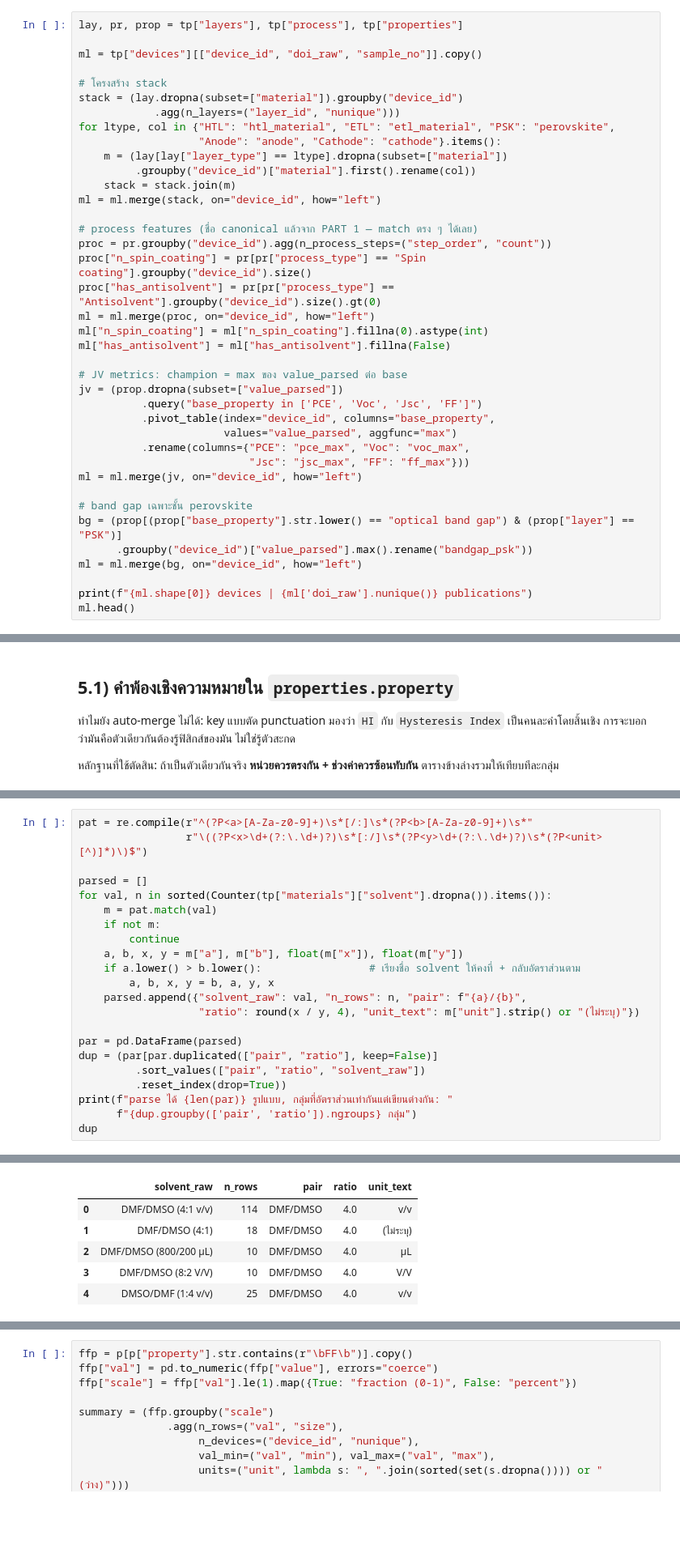
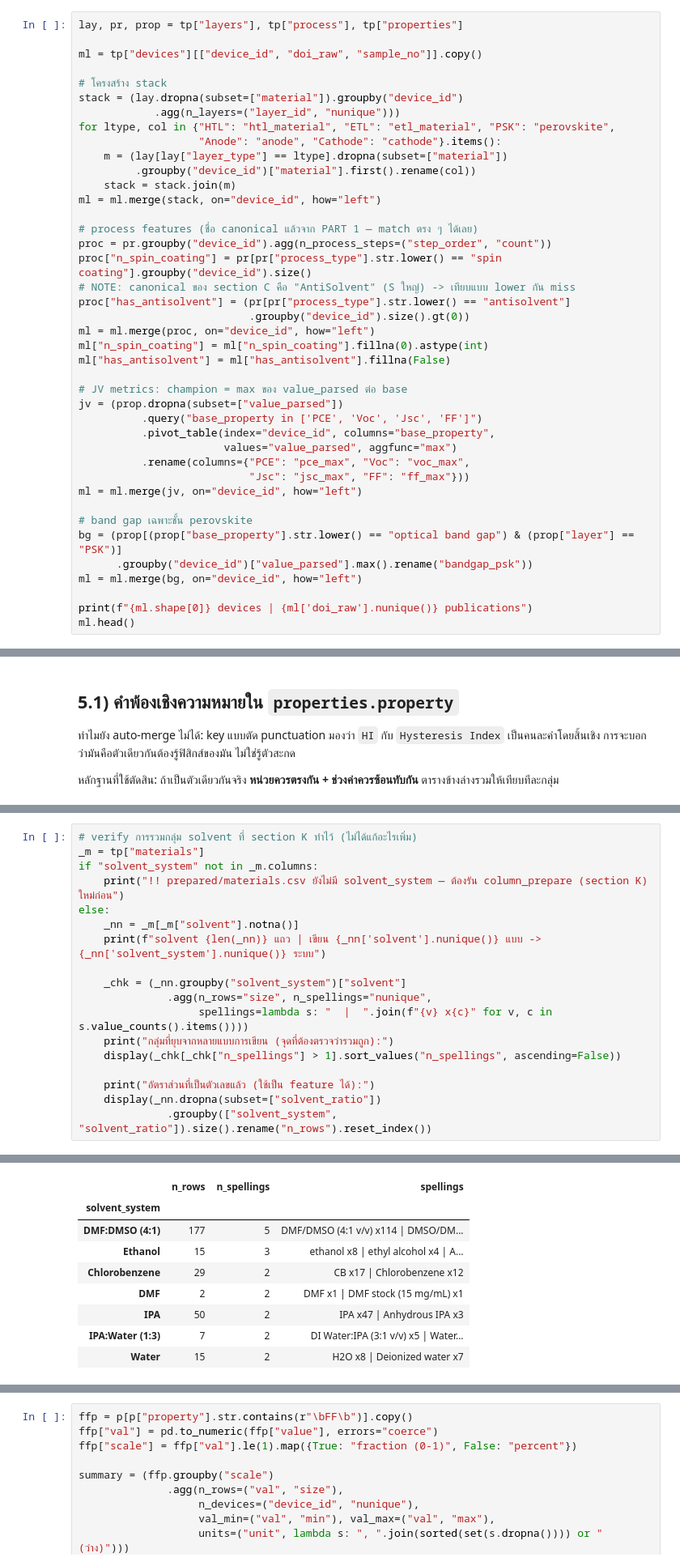
Before and after one commit to NiOx-based-Perovskite-Solar-Cell/Perovskite-Research, a Jupyter notebook: notebooks/eda_prepare.ipynb, the cells around one changed output, grey strips where cells are left out. Shown at 81% size. Saved outputs shown, nothing was run; the diff lists cells and outputs as text; blank space fills up the shorter version.

```diff
--- a/notebooks/eda_prepare.ipynb
+++ b/notebooks/eda_prepare.ipynb
@@ -95,8 +94,10 @@ ml = ml.merge(stack, on="device_id", how="left")
 
 # process features (ชื่อ canonical แล้วจาก PART 1 — match ตรง ๆ ได้เลย)
 proc = pr.groupby("device_id").agg(n_process_steps=("step_order", "count"))
-proc["n_spin_coating"] = pr[pr["process_type"] == "Spin coating"].groupby("device_id").size()
-proc["has_antisolvent"] = pr[pr["process_type"] == "Antisolvent"].groupby("device_id").size().gt(0)
+proc["n_spin_coating"] = pr[pr["process_type"].str.lower() == "spin coating"].groupby("device_id").size()
+# NOTE: canonical ของ section C คือ "AntiSolvent" (S ใหญ่) -> เทียบแบบ lower กัน miss
+proc["has_antisolvent"] = (pr[pr["process_type"].str.lower() == "antisolvent"]
+                           .groupby("device_id").size().gt(0))
 ml = ml.merge(proc, on="device_id", how="left")
 ml["n_spin_coating"] = ml["n_spin_coating"].fillna(0).astype(int)
 ml["has_antisolvent"] = ml["has_antisolvent"].fillna(False)
@@ -464,23 +448,19 @@ evidence
 # %%
-pat = re.compile(r"^(?P<a>[A-Za-z0-9]+)\s*[/:]\s*(?P<b>[A-Za-z0-9]+)\s*"
-                 r"\((?P<x>\d+(?:\.\d+)?)\s*[:/]\s*(?P<y>\d+(?:\.\d+)?)\s*(?P<unit>[^)]*)\)$")
+# verify การรวมกลุ่ม solvent ที่ section K ทำไว้ (ไม่ได้แก้อะไรเพิ่ม)
+_m = tp["materials"]
+if "solvent_system" not in _m.columns:
+    print("!! prepared/materials.csv ยังไม่มี solvent_system — ต้องรัน column_prepare (section K) ใหม่ก่อน")
+else:
+    _nn = _m[_m["solvent"].notna()]
+    print(f"solvent {len(_nn)} แถว | เขียน {_nn['solvent'].nunique()} แบบ -> {_nn['solvent_system'].nunique()} ระบบ")
 
-parsed = []
-for val, n in sorted(Counter(tp["materials"]["solvent"].dropna()).items()):
-    m = pat.match(val)
-    if not m:
-        continue
-    a, b, x, y = m["a"], m["b"], float(m["x"]), float(m["y"])
-    if a.lower() > b.lower():                 # เรียงชื่อ solvent ให้คงที่ + กลับอัตราส่วนตาม
-        a, b, x, y = b, a, y, x
-    parsed.append({"solvent_raw": val, "n_rows": n, "pair": f"{a}/{b}",
-                   "ratio": round(x / y, 4), "unit_text": m["unit"].strip() or "(ไม่ระบุ)"})
+    _chk = (_nn.groupby("solvent_system")["solvent"]
+              .agg(n_rows="size", n_spellings="nunique",
+                   spellings=lambda s: "  |  ".join(f"{v} x{c}" for v, c in s.value_counts().items())))
+    print("กลุ่มที่ยุบจากหลายแบบการเขียน (จุดที่ต้องตรวจว่ารวมถูก):")
+    display(_chk[_chk["n_spellings"] > 1].sort_values("n_spellings", ascending=False))
 
-par = pd.DataFrame(parsed)
-dup = (par[par.duplicated(["pair", "ratio"], keep=False)]
-         .sort_values(["pair", "ratio", "solvent_raw"])
-         .reset_index(drop=True))
-print(f"parse ได้ {len(par)} รูปแบบ, กลุ่มที่อัตราส่วนเท่ากันแต่เขียนต่างกัน: "
-      f"{dup.groupby(['pair', 'ratio']).ngroups} กลุ่ม")
-dup
+    print("อัตราส่วนที่เป็นตัวเลขแล้ว (ใช้เป็น feature ได้):")
+    display(_nn.dropna(subset=["solvent_ratio"])
+              .groupby(["solvent_system", "solvent_ratio"]).size().rename("n_rows").reset_index())
 # %% [output]
@@ -488,6 +469,9 @@ parse ได้ 9 รูปแบบ, กลุ่มที่อัตราส
-|  | solvent_raw | n_rows | pair | ratio | unit_text |
-| 0 | DMF/DMSO (4:1 v/v) | 114 | DMF/DMSO | 4.0 | v/v |
-| 1 | DMF/DMSO (4:1) | 18 | DMF/DMSO | 4.0 | (ไม่ระบุ) |
-| 2 | DMF/DMSO (800/200 µL) | 10 | DMF/DMSO | 4.0 | µL |
-| 3 | DMF/DMSO (8:2 V/V) | 10 | DMF/DMSO | 4.0 | V/V |
-| 4 | DMSO/DMF (1:4 v/v) | 25 | DMF/DMSO | 4.0 | v/v |
+|  | n_rows | n_spellings | spellings |
+| solvent_system |  |  |  |
+| DMF:DMSO (4:1) | 177 | 5 | DMF/DMSO (4:1 v/v) x114 | DMSO/DM... |
+| Ethanol | 15 | 3 | ethanol x8 | ethyl alcohol x4 | A... |
+| Chlorobenzene | 29 | 2 | CB x17 | Chlorobenzene x12 |
+| DMF | 2 | 2 | DMF x1 | DMF stock (15 mg/mL) x1 |
+| IPA | 50 | 2 | IPA x47 | Anhydrous IPA x3 |
+| IPA:Water (1:3) | 7 | 2 | DI Water:IPA (3:1 v/v) x5 | Water... |
+| Water | 15 | 2 | H2O x8 | Deionized water x7 |
```
Also changed, not shown: parts of 8 cells of this notebook.
